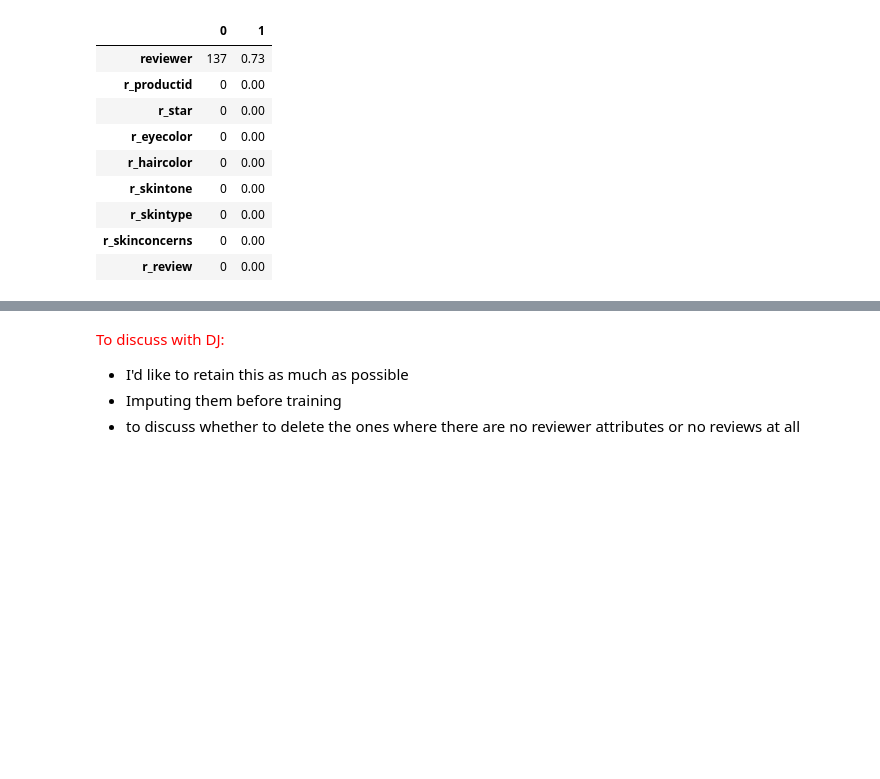
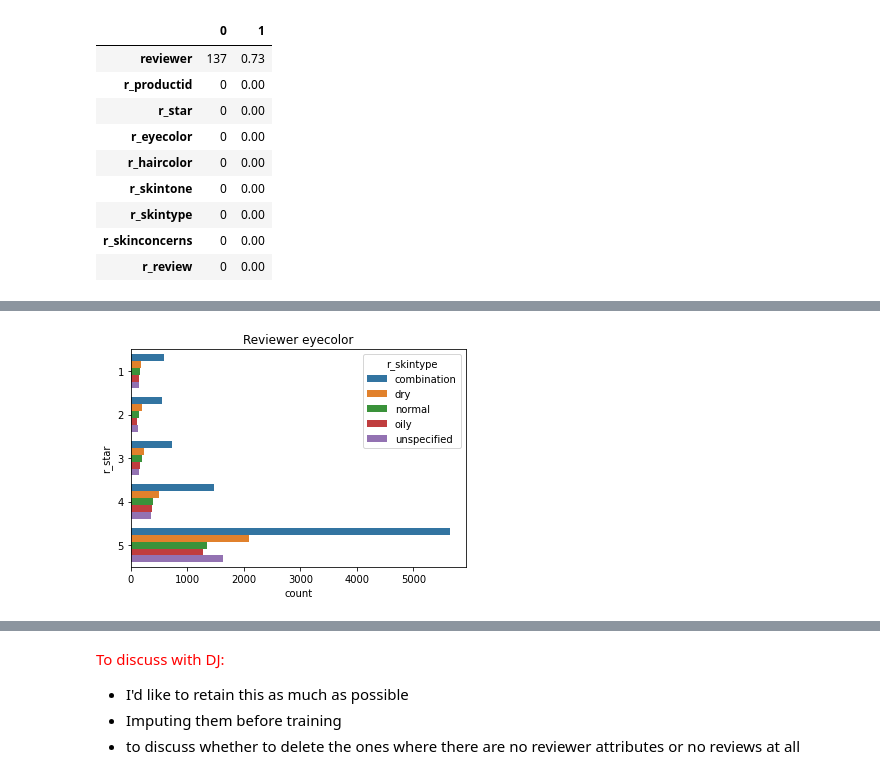
Before and after one commit to nikamurao/Skincare_product_analysis, a Jupyter notebook: Project/notebooks/1.1 Data wrangling (reviews revised).ipynb, the cells around one changed output, grey strips where cells are left out. Drawn from its saved outputs; the diff is of its cells as text; code cells hidden in the pictures; blank space fills up the shorter version.

```diff
--- a/Project/notebooks/1.1 Data wrangling (reviews revised).ipynb
+++ b/Project/notebooks/1.1 Data wrangling (reviews revised).ipynb
@@ -329,0 +303,6 @@ reviews_df['r_star']= pd.to_numeric(reviews_df['r_star'])
+# %%
+sns.countplot(y='r_star', data=reviews_df, orient='h', hue='r_skintype')
+plt.title('Reviewer eyecolor')
+plt.show()
+# %% [output]
+[figure, added]
```
Also changed, not shown: parts of 47 cells of this notebook, 14 other files.
